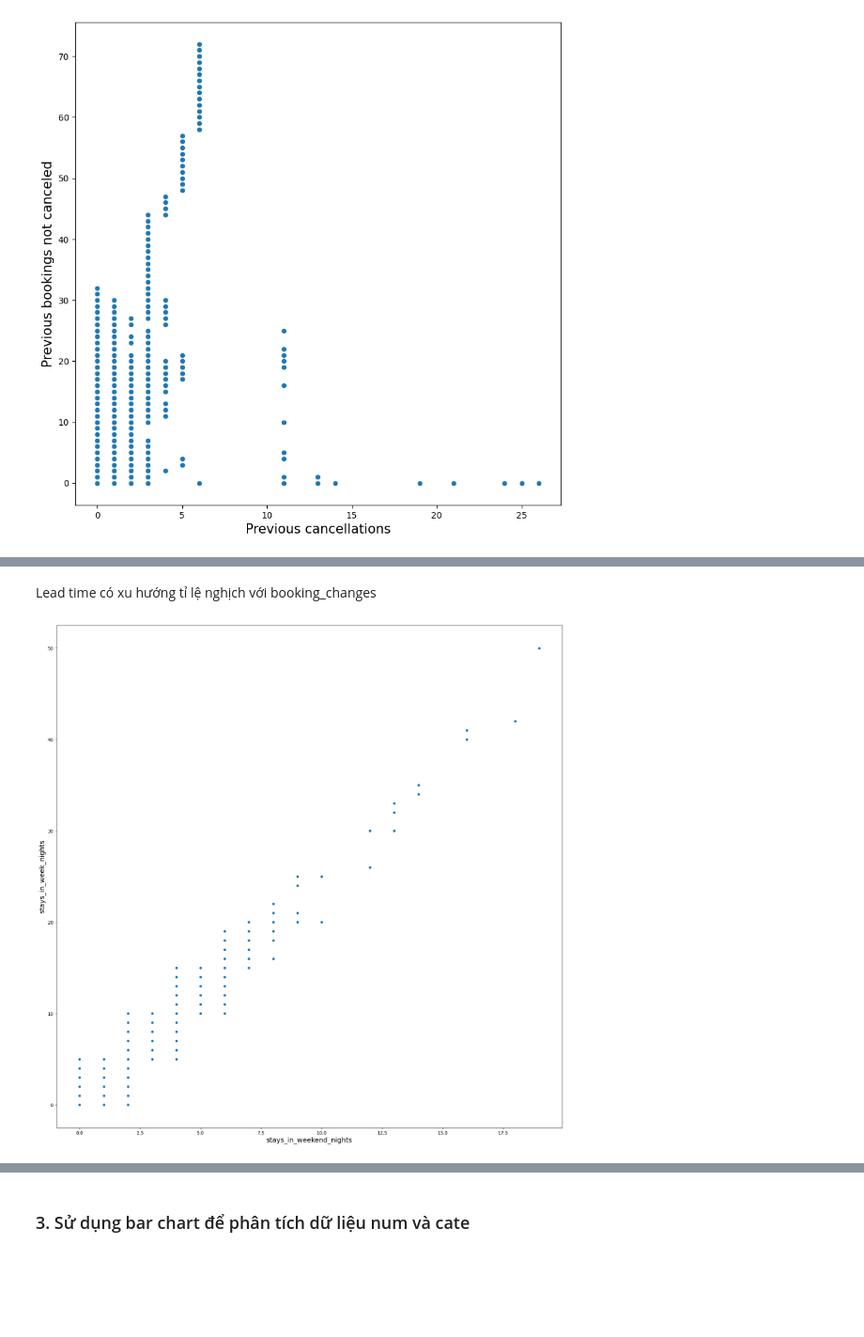
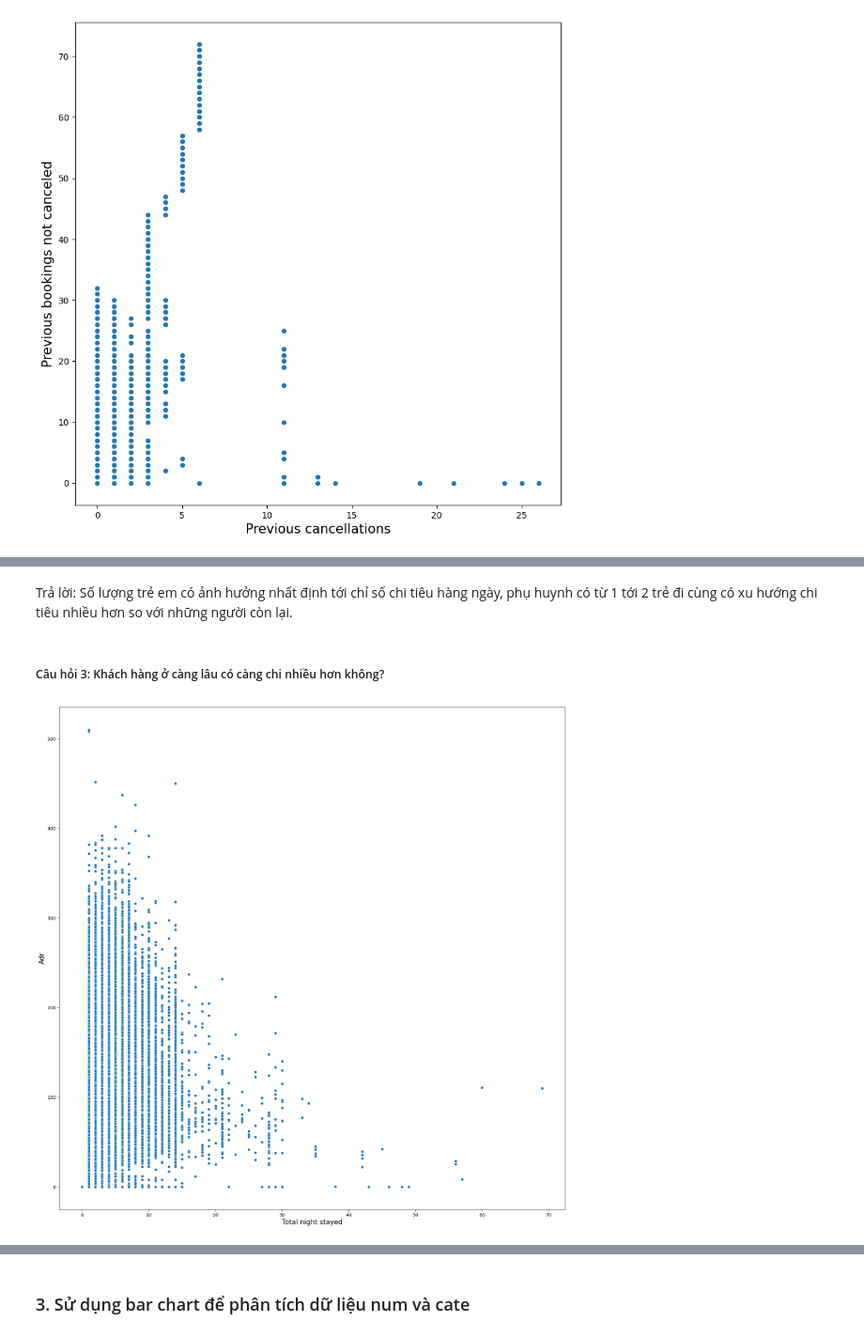
Before and after one commit to phongan1x5/DataVis_Project-Lab, a Jupyter notebook: Teacher_sample/MyHotel.ipynb, the cells around one changed output, grey strips where cells are left out. Shown at 94% size. Cells and saved outputs as stored; diff of their text form; code cells hidden in the pictures; blank space fills up the shorter version.

```diff
--- a/Teacher_sample/MyHotel.ipynb
+++ b/Teacher_sample/MyHotel.ipynb
@@ -101,4 +104,7 @@ pdf = pdf.drop_duplicates()
 # %% [markdown]
 ### 6. Fill missing rate.
 # %%
-pdf = pdf.fillna(-1)
+agent_mode = pdf['agent'].mode()[0]
+children_mode = pdf['children'].mode()[0]
+pdf.loc[:, ['agent', 'children']] = pdf[['agent', 'children']].fillna(value={'agent': agent_mode, 'children': children_mode})
+pdf = pdf.drop('company', axis=1)
@@ -187,6 +195,9 @@ min          0.000000
 99%          3.000000
 max          5.000000
 Name: total_of_special_requests, dtype: float64
+# %%
+pdf = pdf[pdf['adr'] >= 0]
+pdf = pdf[pdf['adr'] < 5400]
 # %% [markdown]
 ### 3. Phân tích phân phối đối biến num
 # %% [markdown]
@@ -282,11 +332,14 @@ plt.show()
 # %% [markdown]
-Lead time có xu hướng tỉ lệ nghịch với booking_changes
+Trả lời: Số lượng trẻ em có ảnh hưởng nhất định tới chỉ số chi tiêu hàng ngày, phụ huynh có từ 1 tới 2 trẻ đi cùng có xu hướng chi tiêu nhiều hơn so với những người còn lại.
+# %% [markdown]
+##### Câu hỏi 3: Khách hàng ở càng lâu có càng chi nhiều hơn không?
 # %%
+pdf['total_stay_night'] = pdf['stays_in_week_nights'] + pdf['stays_in_weekend_nights']
 fig, ax = plt.subplots(figsize=(20, 20))
-ax = sns.scatterplot(data=pdf, x="stays_in_weekend_nights", y="stays_in_week_nights")
-plt.xlabel('stays_in_weekend_nights', size = 15)
-plt.ylabel('stays_in_week_nights', size = 15)
+ax = sns.scatterplot(data=pdf, x="total_stay_night", y="adr")
+plt.xlabel('Total night stayed', size = 15)
+plt.ylabel('Adr', size = 15)
 plt.show()
 # %% [output]
-[figure, old version]
+[figure, new version]
 # %% [markdown]
```
Also changed, not shown: parts of 52 cells of this notebook.
